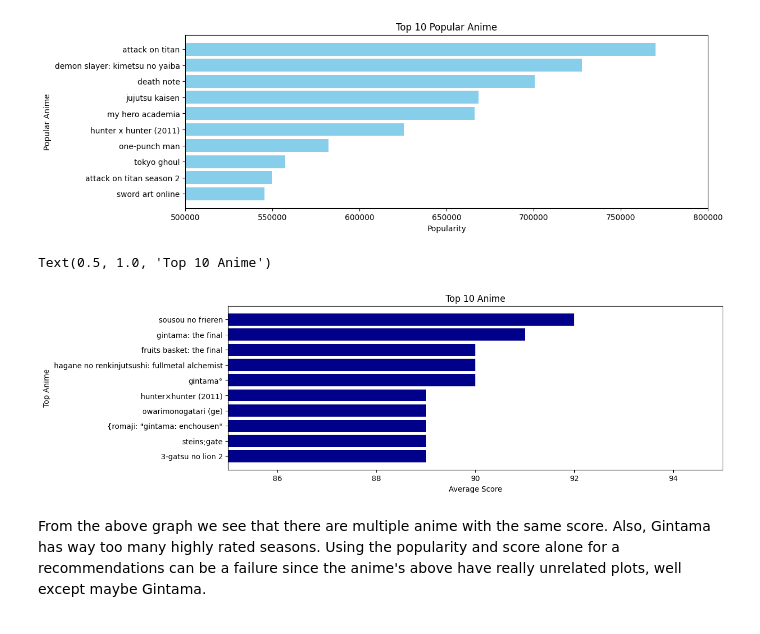
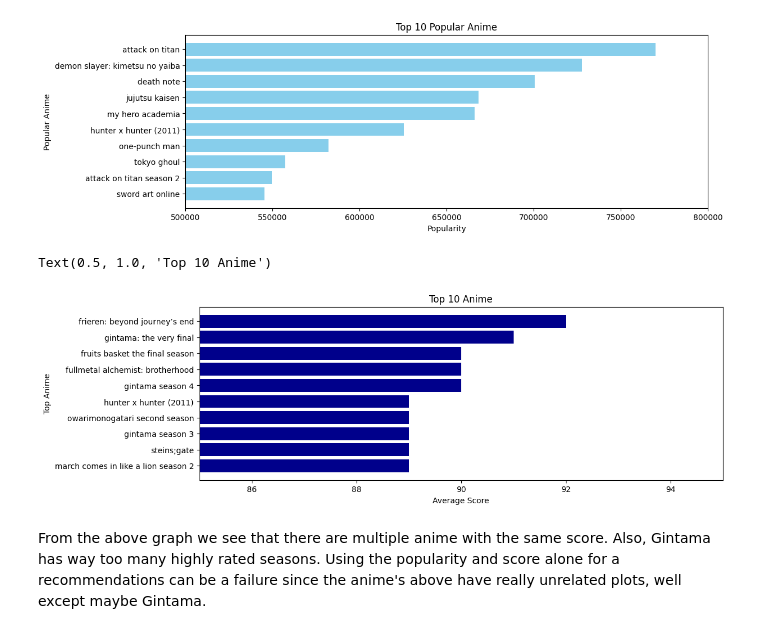
Before and after one commit to Arnav0405/anime-reccomender, a Jupyter notebook: Anime_Recommender/recommender.ipynb, the cells around one changed output. Saved outputs shown, nothing was run; the diff lists cells and outputs as text; code cells hidden in the pictures.

```diff
--- a/Anime_Recommender/recommender.ipynb
+++ b/Anime_Recommender/recommender.ipynb
@@ -118,18 +118,18 @@ Text(0.5, 1.0, 'Top 10 Popular Anime')
 # %%
 sortedDF = fullDF[["Romaji", "English", "averageScore", "favourites", "popularity"]]
 sortedDF = sortedDF.sort_values(by='averageScore', ascending=False)
-scores = sortedDF[["Romaji", "averageScore"]]
+scores = sortedDF[["English", "averageScore"]]
 plt.figure(figsize=(12, 4))
 
-plt.barh(scores['Romaji'][:10], scores['averageScore'][:10], color='darkblue', align='center')
+plt.barh(scores['English'][:10], scores['averageScore'][:10], color='darkblue', align='center')
 plt.gca().invert_yaxis()
 plt.xlim(85, 95)
 plt.xlabel('Average Score')
 plt.ylabel('Top Anime')
 plt.title('Top 10 Anime')
 # %% [output]
 Text(0.5, 1.0, 'Top 10 Anime')
-[figure, old version]
+[figure, new version]
 # %% [markdown]
 From the above graph we see that there are multiple anime with the same score. Also, Gintama has way too many highly rated seasons. Using the popularity and score alone for a recommendations can be a failure since the anime's above have really unrelated plots, well except maybe Gintama.
 # %% [markdown]
```
Also changed, not shown: parts of 3 cells of this notebook.
